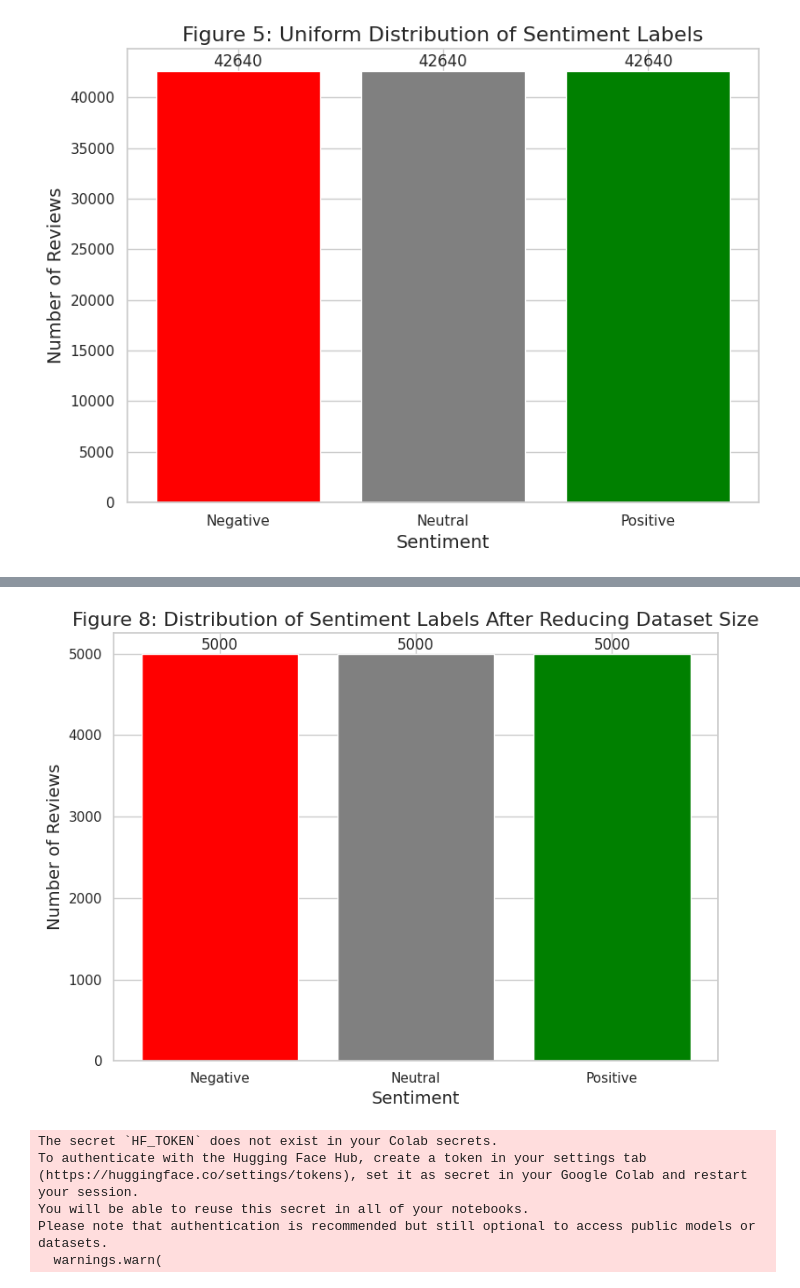
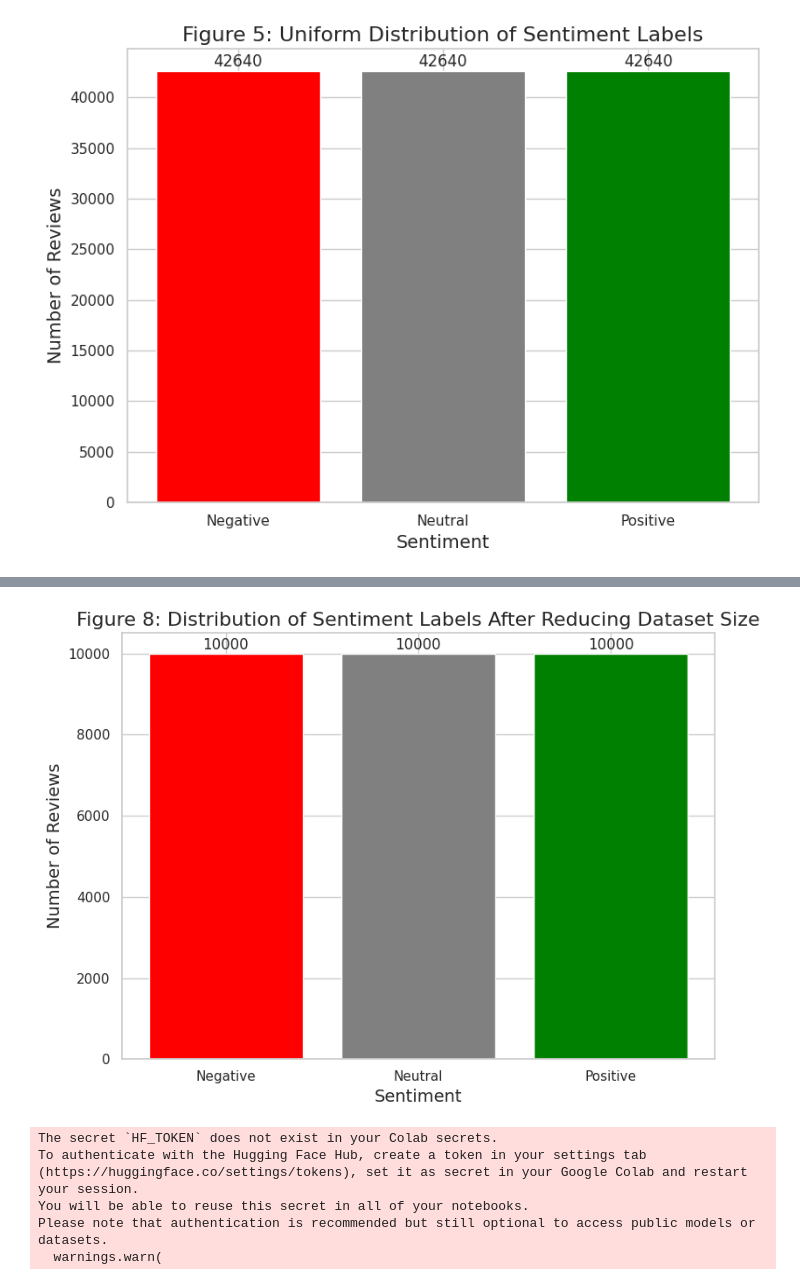
Before and after one commit to mqarmout/amazon_sentiment_analysis, a Jupyter notebook: Testing_Models.ipynb, the cells around one changed output, grey strips where cells are left out. Saved outputs shown, nothing was run; the diff lists cells and outputs as text; code cells hidden in the pictures.

```diff
--- a/Testing_Models.ipynb
+++ b/Testing_Models.ipynb
@@ -180,12 +180,12 @@ plt.show()
 # %%
 # Back up the full sized cleaned dataset
 full_cleaned_df = df_balanced.copy()
 
-experimenting_df = df_balanced.groupby('label').sample(n=5000, random_state=42).reset_index(drop=True)
+experimenting_df = df_balanced.groupby('label').sample(n=10000, random_state=42).reset_index(drop=True)
 
 plot_sentiment_distribution(experimenting_df, score_column='Score', label_column='label',title='Figure 8: Distribution of Sentiment Labels After Reducing Dataset Size')
 # %% [output]
-[figure, old version]
+[figure, new version]
 # %%
 # Import Libraries
 
```
Also changed, not shown: parts of 22 cells of this notebook, 1 other file.
